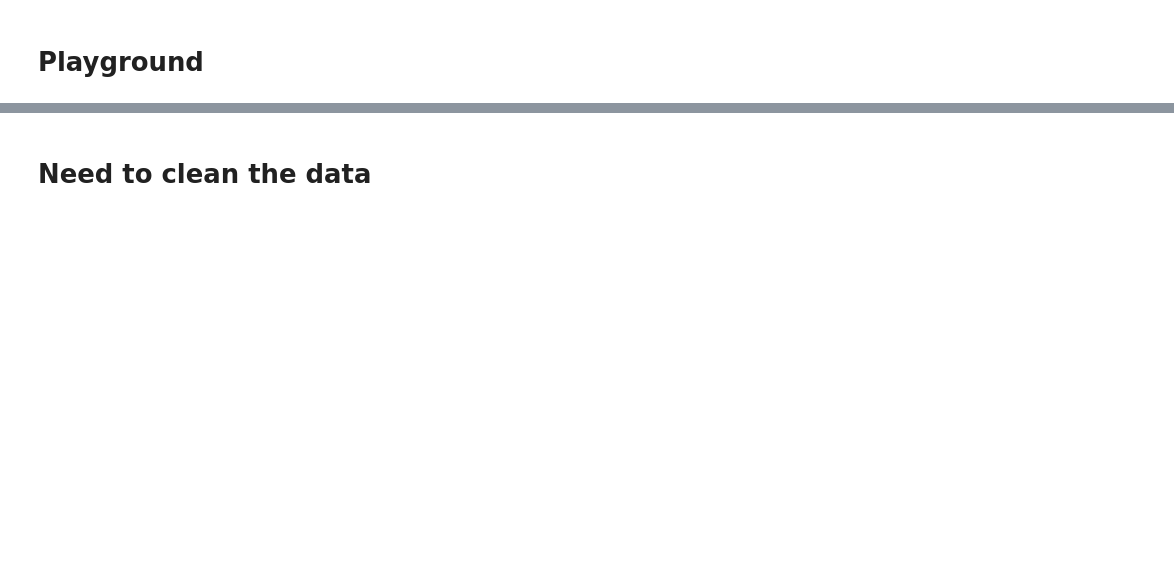
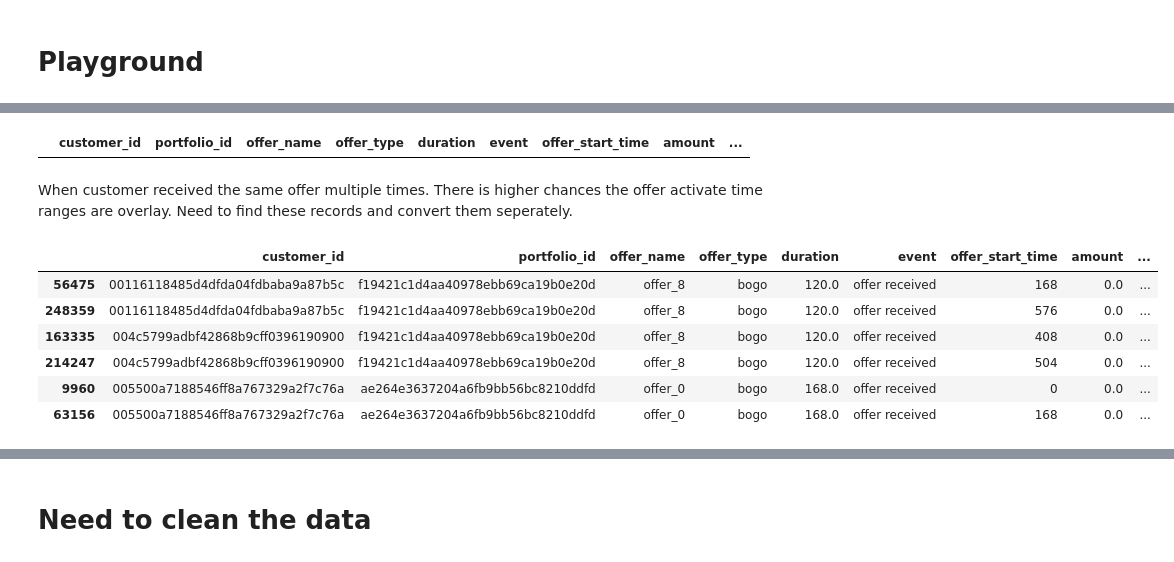
Before and after one commit to Mendy5/Udacity_Project_Capstone, a Jupyter notebook: Starbucks_Capstone_Notebook_v2.ipynb, the cells around one changed output, grey strips where cells are left out. Saved outputs shown, nothing was run; the diff lists cells and outputs as text; code cells hidden in the pictures; blank space fills up the shorter version.

```diff
--- a/Starbucks_Capstone_Notebook_v2.ipynb
+++ b/Starbucks_Capstone_Notebook_v2.ipynb
@@ -984,0 +904,3 @@ transcript_bogo_df[(transcript_bogo_df["customer_id"] == "77cd4ac72569483c915e8b
+# %%
+trans_bogo_offers_nt_df = trans_bogo_offers_times_df.loc[trans_bogo_offers_times_df["get_offer_times"]>1,\
+                                                         "customer_offer_combo"].drop_duplicates()
@@ -984,0 +925,23 @@ transcript_bogo_df[(transcript_bogo_df["customer_id"] == "77cd4ac72569483c915e8b
+# %%
+trans_bogo_offers_final_nt_df_temp = transcript_bogo_received_df[(transcript_bogo_received_df["customer_offer_combo"].isin(trans_bogo_offers_nt_df))]
+# %%
+trans_bogo_offers_final_nt_df_temp[(trans_bogo_offers_final_nt_df_temp["customer_id"] == "0009655768c64bdeb2e877511632db8f") &\
+                                  (trans_bogo_offers_final_nt_df_temp["offer_name"] == "offer_8")]
+# %% [output]
+|  | customer_id | portfolio_id | offer_name | offer_type | duration | event | offer_start_time | amount | ... |
+# %% [markdown]
+When customer received the same offer multiple times. There is higher chances the offer activate time ranges are overlay. Need to find these records and convert them seperately.
+# %%
+trans_bogo_offers_nt_final_df_temp = trans_bogo_offers_final_nt_df_temp.sort_values(by=["customer_offer_combo", "offer_start_time"])
+# %%
+trans_bogo_offers_nt_final_df_temp["next_offer_start_time"] = trans_bogo_offers_nt_final_df_temp.groupby(["customer_offer_combo"])["offer_start_time"].shift(-1)
+# %%
+trans_bogo_offers_nt_final_df_temp.head(6)
+# %% [output]
+|  | customer_id | portfolio_id | offer_name | offer_type | duration | event | offer_start_time | amount | ... |
+| 56475 | 00116118485d4dfda04fdbaba9a87b5c | f19421c1d4aa40978ebb69ca19b0e20d | offer_8 | bogo | 120.0 | offer received | 168 | 0.0 | ... |
+| 248359 | 00116118485d4dfda04fdbaba9a87b5c | f19421c1d4aa40978ebb69ca19b0e20d | offer_8 | bogo | 120.0 | offer received | 576 | 0.0 | ... |
+| 163335 | 004c5799adbf42868b9cff0396190900 | f19421c1d4aa40978ebb69ca19b0e20d | offer_8 | bogo | 120.0 | offer received | 408 | 0.0 | ... |
+| 214247 | 004c5799adbf42868b9cff0396190900 | f19421c1d4aa40978ebb69ca19b0e20d | offer_8 | bogo | 120.0 | offer received | 504 | 0.0 | ... |
+| 9960 | 005500a7188546ff8a767329a2f7c76a | ae264e3637204a6fb9bb56bc8210ddfd | offer_0 | bogo | 168.0 | offer received | 0 | 0.0 | ... |
+| 63156 | 005500a7188546ff8a767329a2f7c76a | ae264e3637204a6fb9bb56bc8210ddfd | offer_0 | bogo | 168.0 | offer received | 168 | 0.0 | ... |
```
Also changed, not shown: parts of 249 cells of this notebook.
